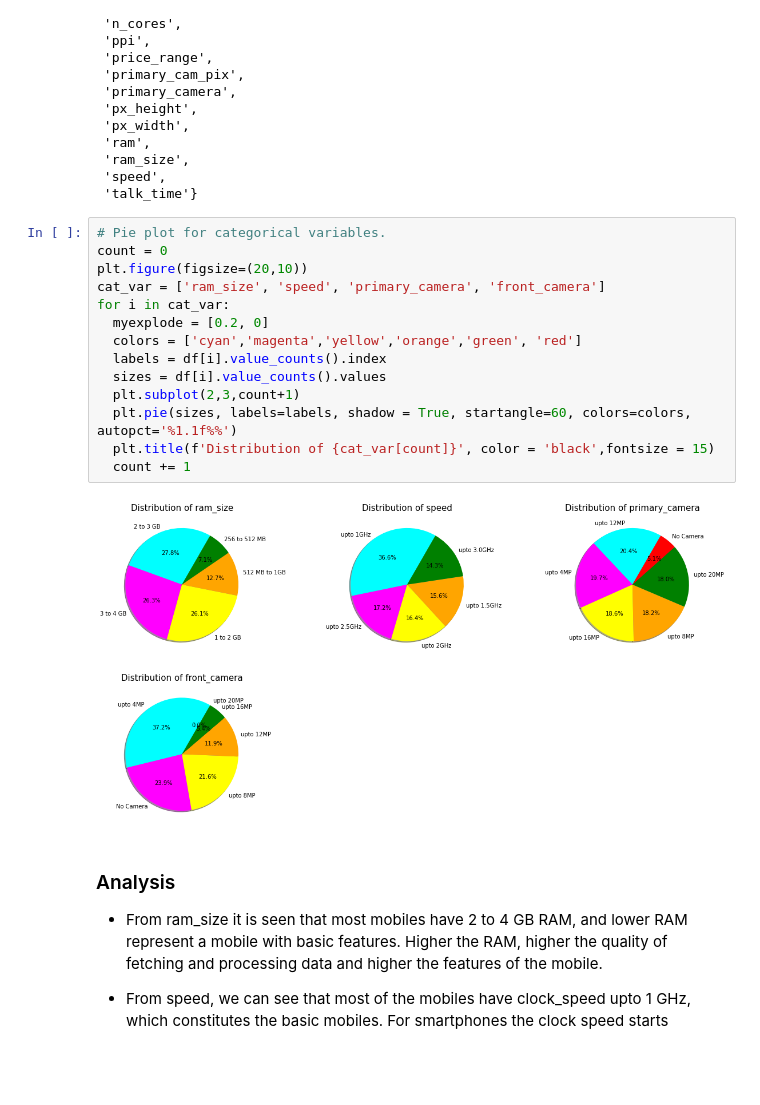
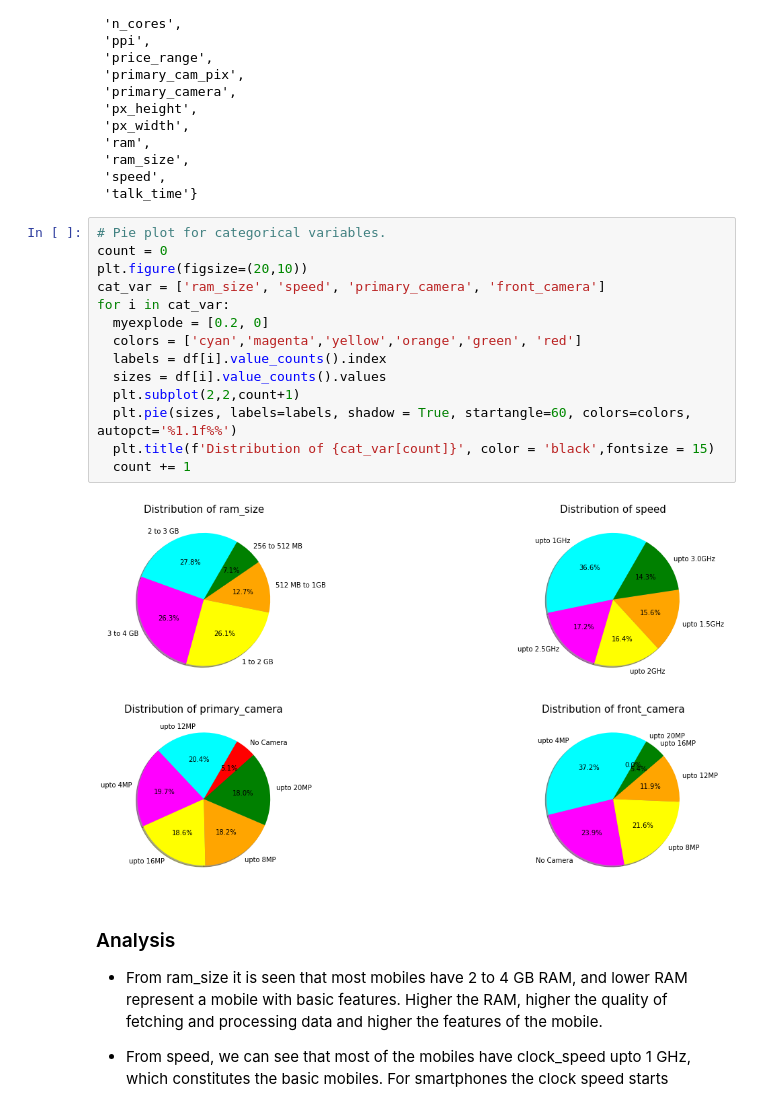
Before and after one commit to Ajay0110/Mobile-Price-Range-Prediction, a Jupyter notebook: Mobile_Price_Range_Prediction.ipynb, the cells around one changed output. Drawn from its saved outputs; the diff is of its cells as text; blank space fills up the shorter version.

```diff
--- a/Mobile_Price_Range_Prediction.ipynb
+++ b/Mobile_Price_Range_Prediction.ipynb
@@ -505,19 +512,19 @@ cols
 # %%
 # Pie plot for categorical variables.
 count = 0
 plt.figure(figsize=(20,10))
 cat_var = ['ram_size', 'speed', 'primary_camera', 'front_camera']
 for i in cat_var:
   myexplode = [0.2, 0]
   colors = ['cyan','magenta','yellow','orange','green',	'red']
   labels = df[i].value_counts().index
   sizes = df[i].value_counts().values
-  plt.subplot(2,3,count+1)
+  plt.subplot(2,2,count+1)
   plt.pie(sizes, labels=labels, shadow = True, startangle=60, colors=colors, autopct='%1.1f%%')
   plt.title(f'Distribution of {cat_var[count]}', color = 'black',fontsize = 15)
   count += 1
 # %% [output]
-[figure, old version]
+[figure, new version]
 # %% [markdown]
 ### Analysis
 
```
Also changed, not shown: parts of 94 cells of this notebook.
